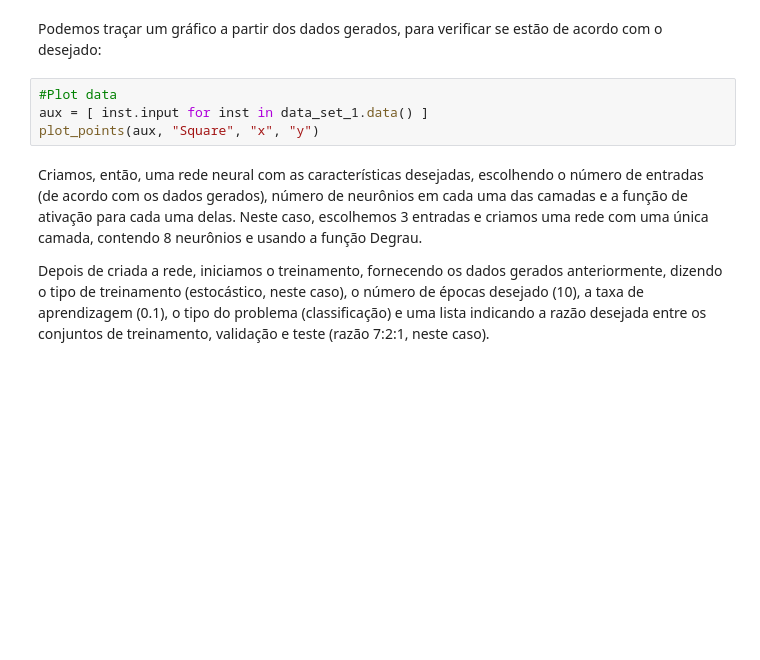
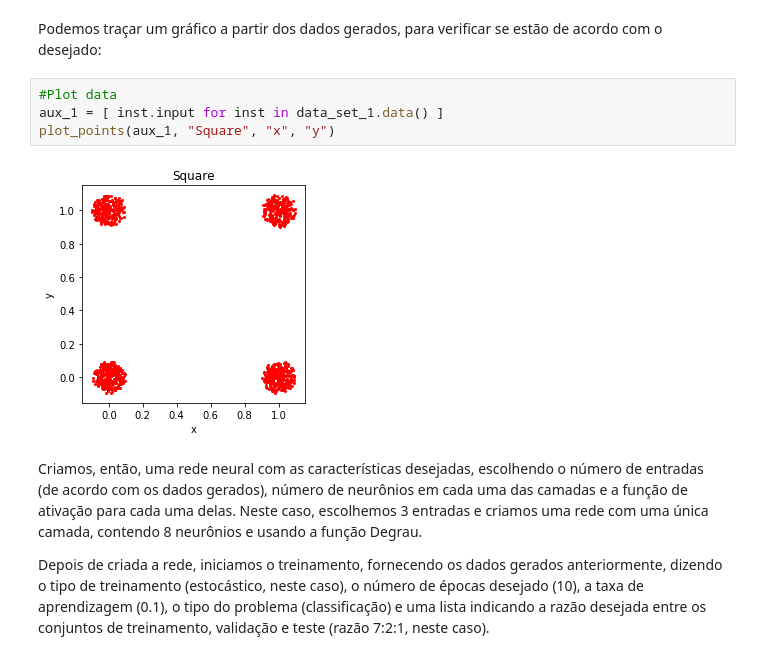
Before and after one commit to matheus-praxedes/Deep-learning, a Jupyter notebook: src/list_1.ipynb, the cells around one changed output. Drawn from its saved outputs; the diff is of its cells as text; blank space fills up the shorter version.

```diff
--- a/src/list_1.ipynb
+++ b/src/list_1.ipynb
@@ -19,8 +16,10 @@ data_set_1 = initialize_data("data_set_1", 1000)
 Podemos traçar um gráfico a partir dos dados gerados, para verificar se estão de acordo com o desejado:
 # %%
 #Plot data
-aux = [ inst.input for inst in data_set_1.data() ]
-plot_points(aux, "Square", "x", "y")
+aux_1 = [ inst.input for inst in data_set_1.data() ]
+plot_points(aux_1, "Square", "x", "y")
+# %% [output]
+[figure, added]
 # %% [markdown]
 Criamos, então, uma rede neural com as características desejadas, escolhendo o número de entradas (de acordo com os dados gerados), número de neurônios em cada uma das camadas e a função de ativação para cada uma delas. Neste caso, escolhemos 3 entradas e criamos uma rede com uma única camada, contendo 8 neurônios e usando a função Degrau.
 
```
Also changed, not shown: parts of 28 cells of this notebook, 3 other files.
